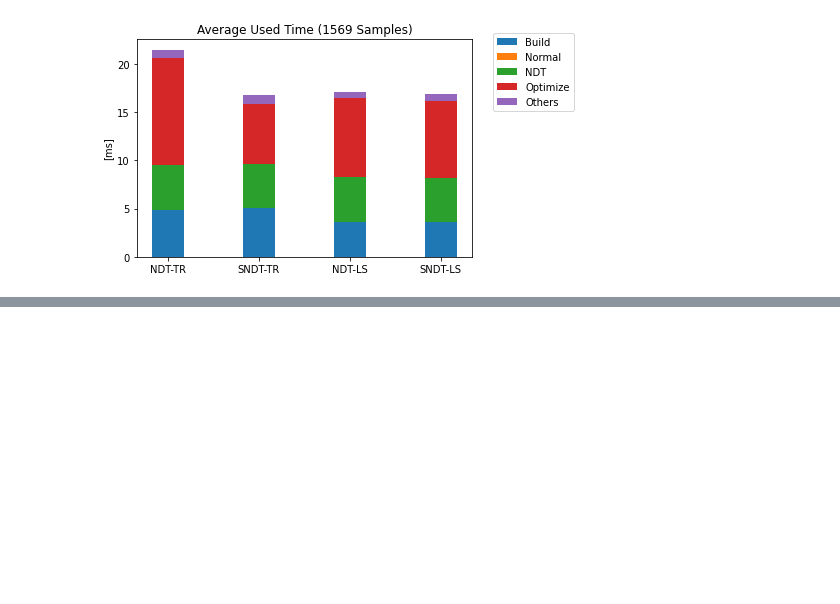
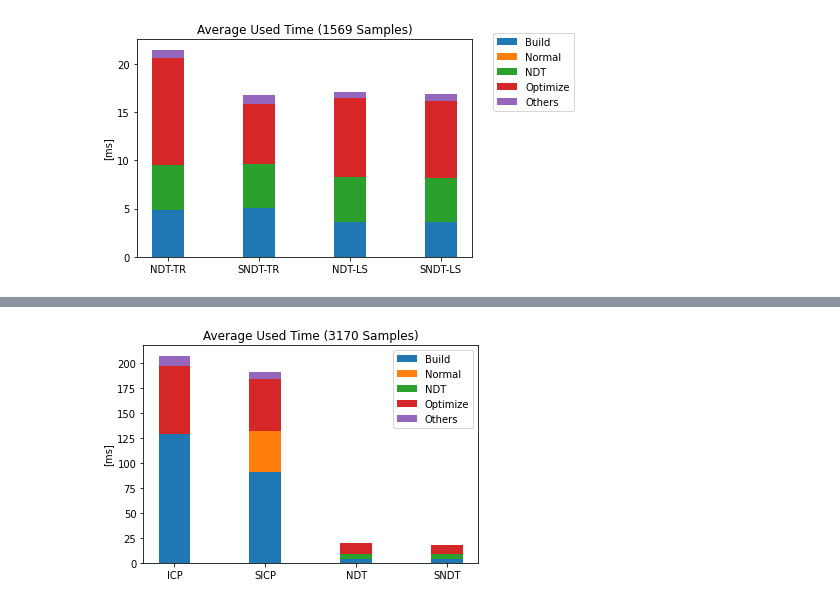
Before and after one commit to HuaTsai/Normal-Vector-NDT, a Jupyter notebook: src/sndt_exec/scripts/TimeBar.ipynb, the cells around one changed output, grey strips where cells are left out. Saved outputs shown, nothing was run; the diff lists cells and outputs as text; code cells hidden in the pictures; blank space fills up the shorter version.

```diff
--- a/src/sndt_exec/scripts/TimeBar.ipynb
+++ b/src/sndt_exec/scripts/TimeBar.ipynb
@@ -114,0 +140,8 @@ timebar3(a, b, c, d, 1569)
+# %%
+a = [128.99, 0.00, 0.00, 67.74, 10.27]
+b = [90.44, 41.64, 0.00, 51.24, 7.20]
+c = [4.00, 0.00, 4.89, 10.62, 0.68]
+d = [3.86, 0.00, 4.87, 8.63, 0.77]
+timebar3(a, b, c, d, 3170)
+# %% [output]
+[figure, added]
```
Also changed, not shown: parts of 2 cells of this notebook, 4 other files.
